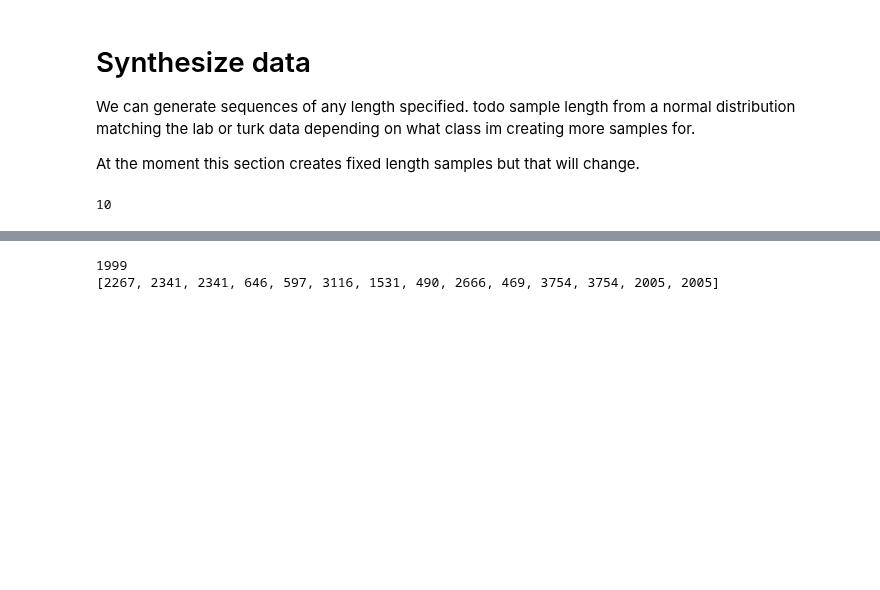
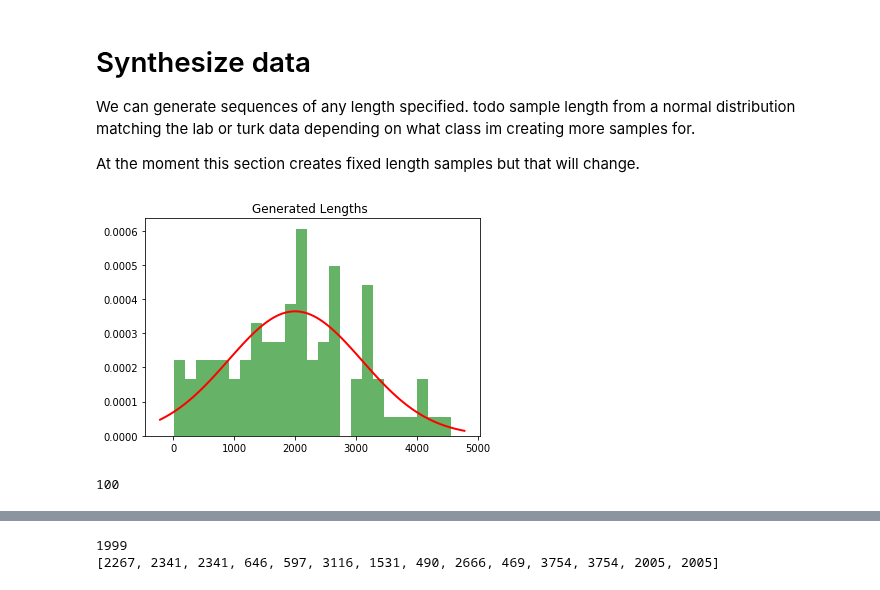
Before and after one commit to DJSaunders1997/Masters-Project, a Jupyter notebook: HMM.ipynb, the cells around one changed output, grey strips where cells are left out. Drawn from its saved outputs; the diff is of its cells as text; code cells hidden in the pictures; blank space fills up the shorter version.

Commit message:
Created data in dataframe

```diff
--- a/HMM.ipynb
+++ b/HMM.ipynb
@@ -540,7 +540,7 @@ At the moment this section creates fixed length samples but that will change.
 # %%
 # Sample points from distributions of lengths, using their mean, and sd.
 
-num_generated_samples = 10
+num_generated_samples = 100
 
 # Wanna generate lab sequences as thats the smaller class.
 mu, std = norm.fit(lab_lengths)
@@ -549,15 +549,31 @@ generated_lengths = np.random.normal(loc=mu, scale=std, size=num_generated_sampl
 # https://stackoverflow.com/a/38406535/11902832
 # Remove negative values, but now its not really a normal distribution
 generated_lengths = abs(generated_lengths).astype(int)
-
-
-created_data = []
-for i in generated_lengths:
-
-    X, Z = lab_model.sample(i)  # This generates a new sample, length of which is taken from the normal distribution
-
-    created_data.append( np.concatenate(X).ravel().astype(int).tolist() ) # list of nps flattened, and to ints
-
-len(created_data)
-# %% [output]
-10
+# %%
+# See if Lab data follows a distrinution
+
+mu, std = norm.fit(lab_lengths)
+
+plt.hist(generated_lengths, bins=25, density=True, alpha=0.6, color='g')
+
+xmin, xmax = plt.xlim()
+x = np.linspace(xmin, xmax, 100)
+p = norm.pdf(x, mu, std)
+plt.plot(x, p, 'r', linewidth=2)
+title = "Generated Lengths "
+plt.title(title)
+
+plt.show()
+# %% [output]
+[figure, added]
+# %%
+created_data = []
+for i in generated_lengths:
+
+    X, Z = lab_model.sample(i)  # This generates a new sample, length of which is taken from the normal distribution
+
+    created_data.append( np.concatenate(X).ravel().astype(int).astype(str).tolist() ) # list of nps flattened, and to ints
+
+len(created_data)
+# %% [output]
+100
```
Also changed, not shown: parts of 3 cells of this notebook.
